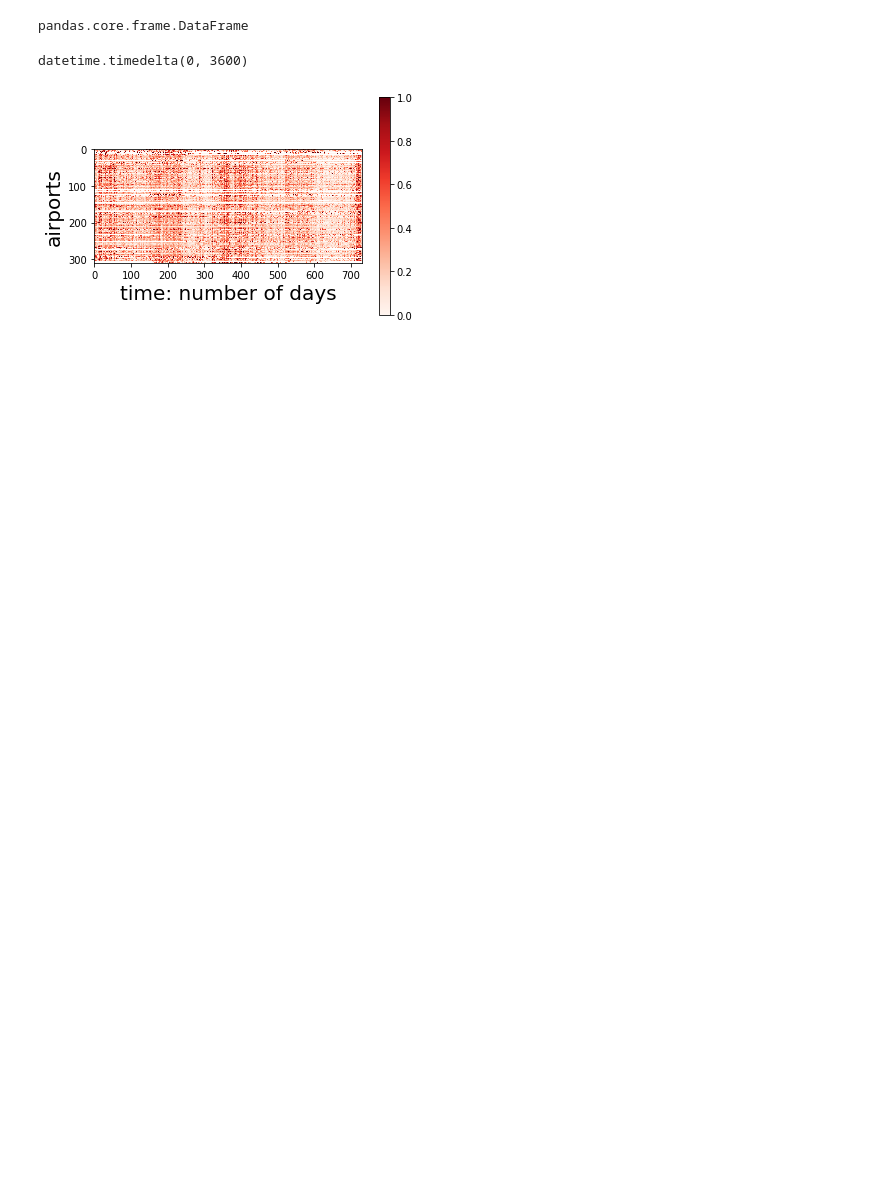
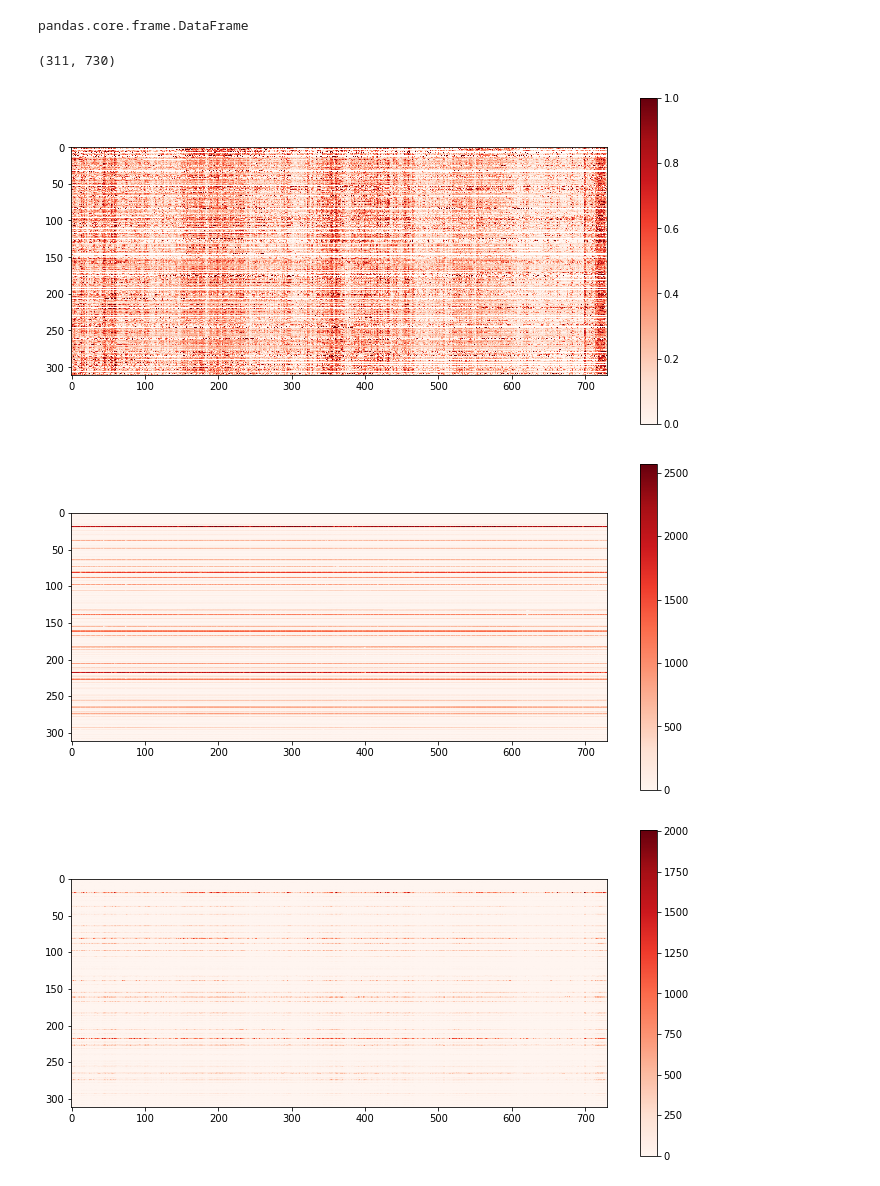
Before and after one commit to Jian2017/AirlineDelay, a Jupyter notebook: Release_07_08_days/ReadMe.ipynb, the cells around one changed output. Cells and saved outputs as stored; diff of their text form; code cells hidden in the pictures; blank space fills up the shorter version.

```diff
--- a/Release_07_08_days/ReadMe.ipynb
+++ b/Release_07_08_days/ReadMe.ipynb
@@ -85,17 +88,29 @@ type(TotalFlights)
 # %% [output]
 pandas.core.frame.DataFrame
-# %%
-dt
-# %% [output]
-datetime.timedelta(0, 3600)
+# %%
+DelayRatio.shape
+# %% [output]
+(311, 730)
 # %%
 import matplotlib.pyplot as plt
+plt.rcParams["figure.figsize"] = (12,6)
 
 plt.imshow(DelayRatio)
 plt.set_cmap('Reds')
-plt.xlabel("time: number of days",size=20)
-plt.ylabel("airports",size=20)
 plt.colorbar()
 plt.show()
+
+plt.imshow(TotalFlights)
+plt.set_cmap('Reds')
+plt.colorbar()
+plt.show()
+
+
+plt.imshow(DelayFlights)
+plt.set_cmap('Reds')
+plt.colorbar()
+plt.show()
 # %% [output]
-[figure, old version]
+[figure, new version]
+[figure, added]
+[figure, added]
```
Also changed, not shown: parts of 26 cells of this notebook, 1 other file.
